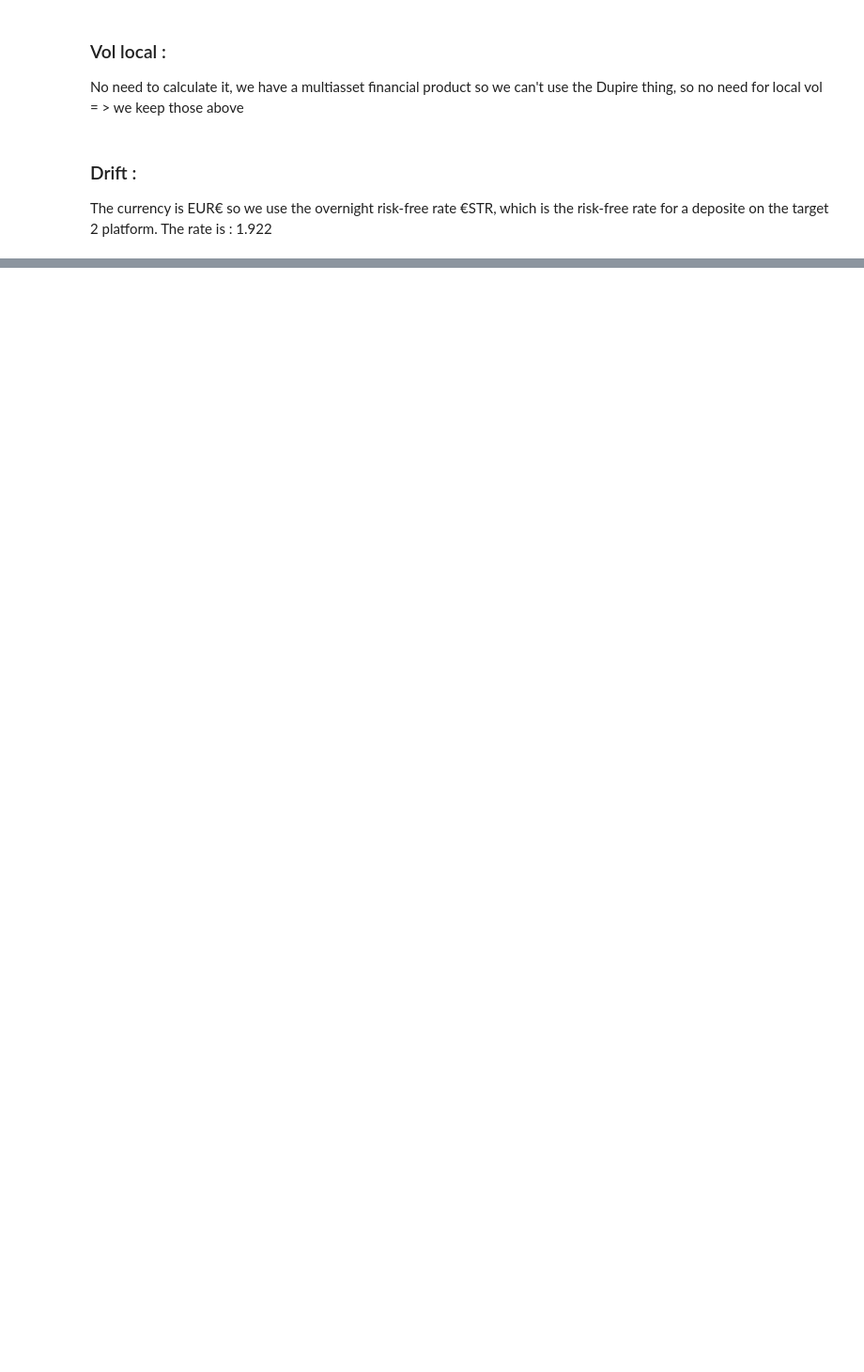
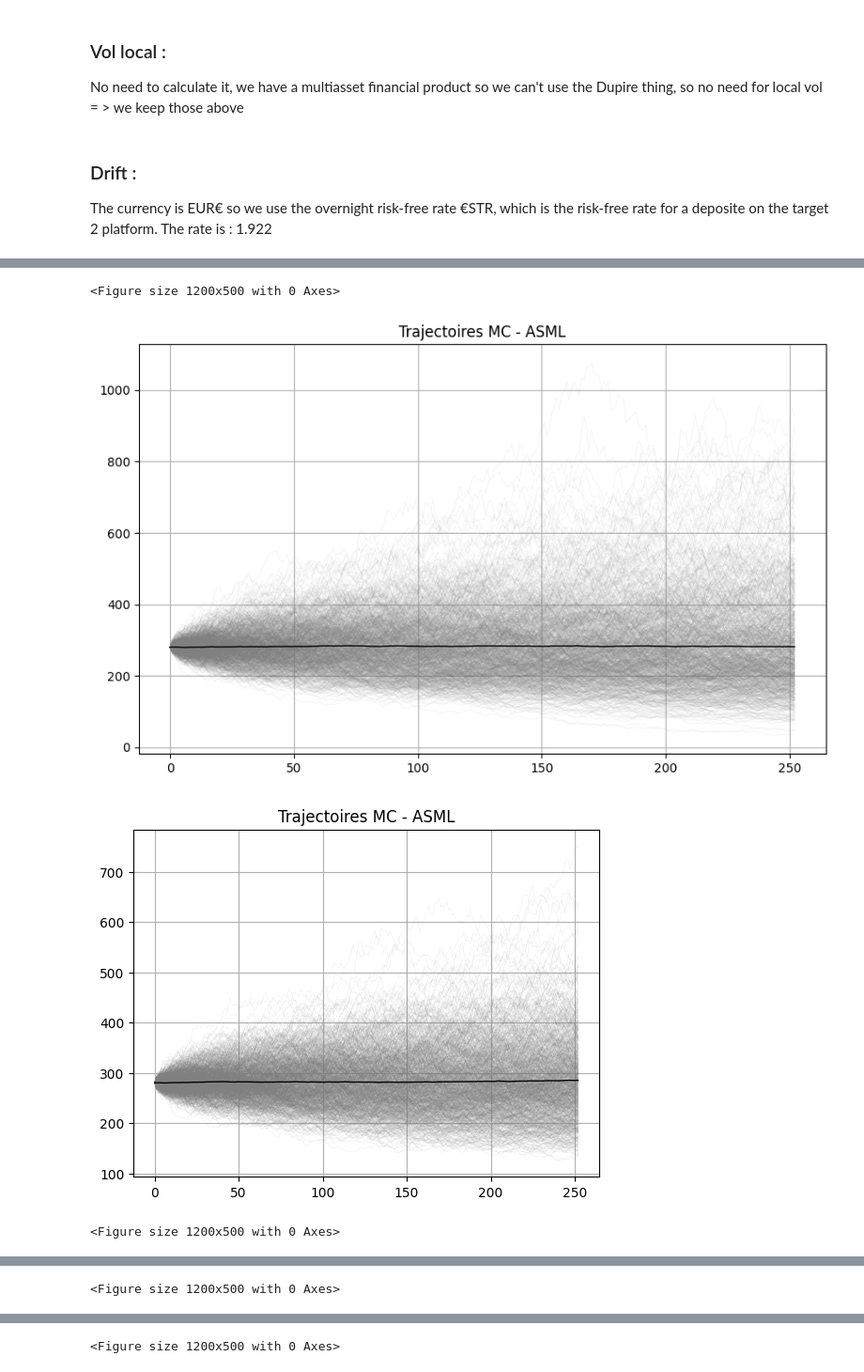
Before and after one commit to Pocame/Financial-Engineering-KEIO, a Jupyter notebook: code.ipynb, the cells around one changed output, grey strips where cells are left out. Shown at 94% size. Drawn from its saved outputs; the diff is of its cells as text; code cells hidden in the pictures; blank space fills up the shorter version.

Commit message:
with MC plotting

```diff
--- a/code.ipynb
+++ b/code.ipynb
@@ -396,4 +369,4 @@ No need to calculate it, we have a multiasset financial product so we can't use
 
 The currency is EUR€ so we use the overnight risk-free rate €STR, which is the risk-free rate for a deposite on the target 2 platform. The rate is : 1.922
 # %%
-mu = 1.922
+mu = 0.01922
@@ -399,0 +375,5 @@ mu = 1.922
+# %%
+T = 1.0       # horizon en années (1 an)
+N = 252       # nombre de pas (trading days)
+dt = T / N
+M = 1000        # nombre de trajectoires MC à simuler
@@ -399,0 +397,3 @@ mu = 1.922
+# %%
+recent_vol = df_vols[df_vols["Type de vol"] == "Période récente (1 an)"][["ticker", "vol"]].set_index('ticker')
+old_vol = df_vols[df_vols["Type de vol"] == "Période calme pré-COVID"][["ticker", "vol"]].set_index('ticker')
@@ -399,0 +415,41 @@ mu = 1.922
+# %%
+def monte_carlo_paths(S0, mu, sigma, T, N, M):
+    dt = T / N
+    paths = np.zeros((M, N + 1))
+    paths[:, 0] = S0
+    for t in range(1, N + 1):
+        Z = np.random.standard_normal(M)
+        paths[:, t] = paths[:, t-1] * np.exp((mu - 0.5 * sigma**2)*dt + sigma * np.sqrt(dt) * Z)
+    return paths
+# %%
+# Simuler et tracer pour chaque ticker et chaque période
+for ticker in spot_prices.keys():
+    plt.figure(figsize=(12,5))
+
+    # Trajectoires récentes
+    paths_recent = monte_carlo_paths(spot_prices.loc[ticker], mu, recent_vol.loc[ticker, 'vol'], T, N, M)
+
+    plt.figure(figsize=(10, 6))
+    for i in range(M):  # 200 max visuellement supportable
+        plt.plot(paths_recent[i], lw=0.5, alpha=0.1, color='gray')
+    mean_path = paths_recent.mean(axis=0)
+    plt.plot(mean_path, color='black', lw=1, label='Moyenne des trajectoires')
+    plt.title(f"Trajectoires MC - {ticker}")
+    plt.grid(True)
+    plt.show()
+
+
+    # Trajectoires pré-covid
+    paths_precovid = monte_carlo_paths(spot_prices.loc[ticker], mu, old_vol.loc[ticker, 'vol'], T, N, M)
+    for i in range(M):  # 200 max visuellement supportable
+        plt.plot(paths_precovid[i], lw=0.5, alpha=0.1, color='gray')
+    mean_path = paths_precovid.mean(axis=0)
+    plt.plot(mean_path, color='black', lw=1, label='Moyenne des trajectoires')
+    plt.title(f"Trajectoires MC - {ticker}")
+    plt.grid(True)
+    plt.show()
+# %% [output]
+<Figure size 1200x500 with 0 Axes>
+[figure, added]
+[figure, added]
+<Figure size 1200x500 with 0 Axes>
@@ -399,0 +458 @@ mu = 1.922
+<Figure size 1200x500 with 0 Axes>
@@ -399,0 +461 @@ mu = 1.922
+<Figure size 1200x500 with 0 Axes>
```
Also changed, not shown: parts of 10 cells of this notebook.
